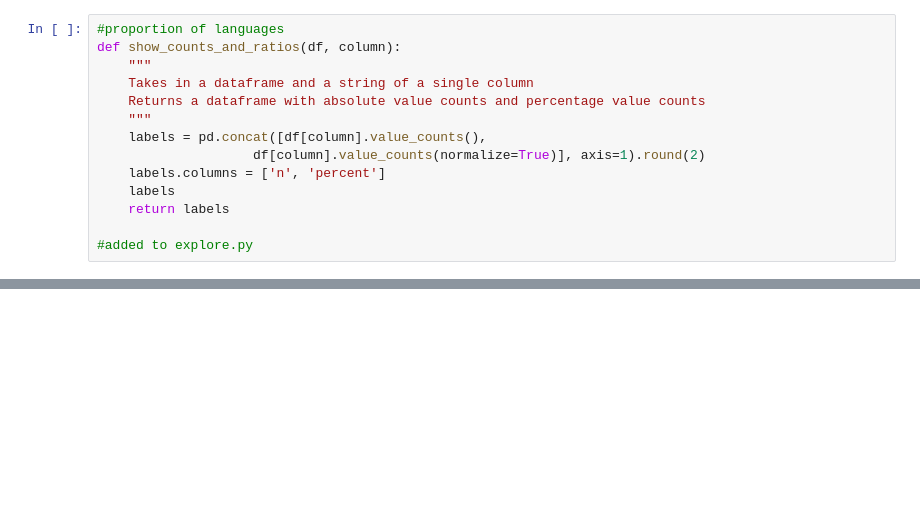
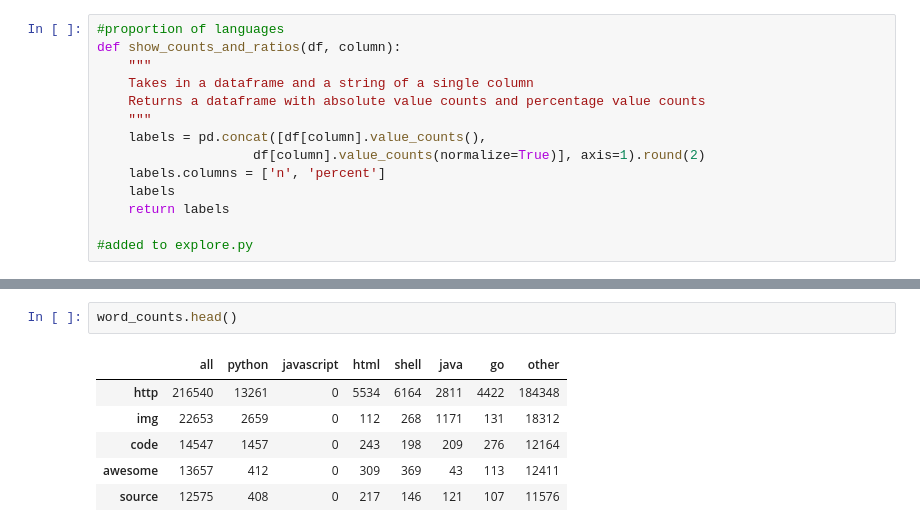
Before and after one commit to projectlanguagepredictor/nlp_launch, a Jupyter notebook: ez_explore.ipynb, the cells around one changed output, grey strips where cells are left out. Drawn from its saved outputs; the diff is of its cells as text; blank space fills up the shorter version.

```diff
--- a/ez_explore.ipynb
+++ b/ez_explore.ipynb
@@ -292,0 +342,9 @@ for language in language_columns:
+# %%
+word_counts.head()
+# %% [output]
+|  | all | python | javascript | html | shell | java | go | other |
+| http | 216540 | 13261 | 0 | 5534 | 6164 | 2811 | 4422 | 184348 |
+| img | 22653 | 2659 | 0 | 112 | 268 | 1171 | 131 | 18312 |
+| code | 14547 | 1457 | 0 | 243 | 198 | 209 | 276 | 12164 |
+| awesome | 13657 | 412 | 0 | 309 | 369 | 43 | 113 | 12411 |
+| source | 12575 | 408 | 0 | 217 | 146 | 121 | 107 | 11576 |
```
Also changed, not shown: parts of 11 cells of this notebook, 1 other file.
